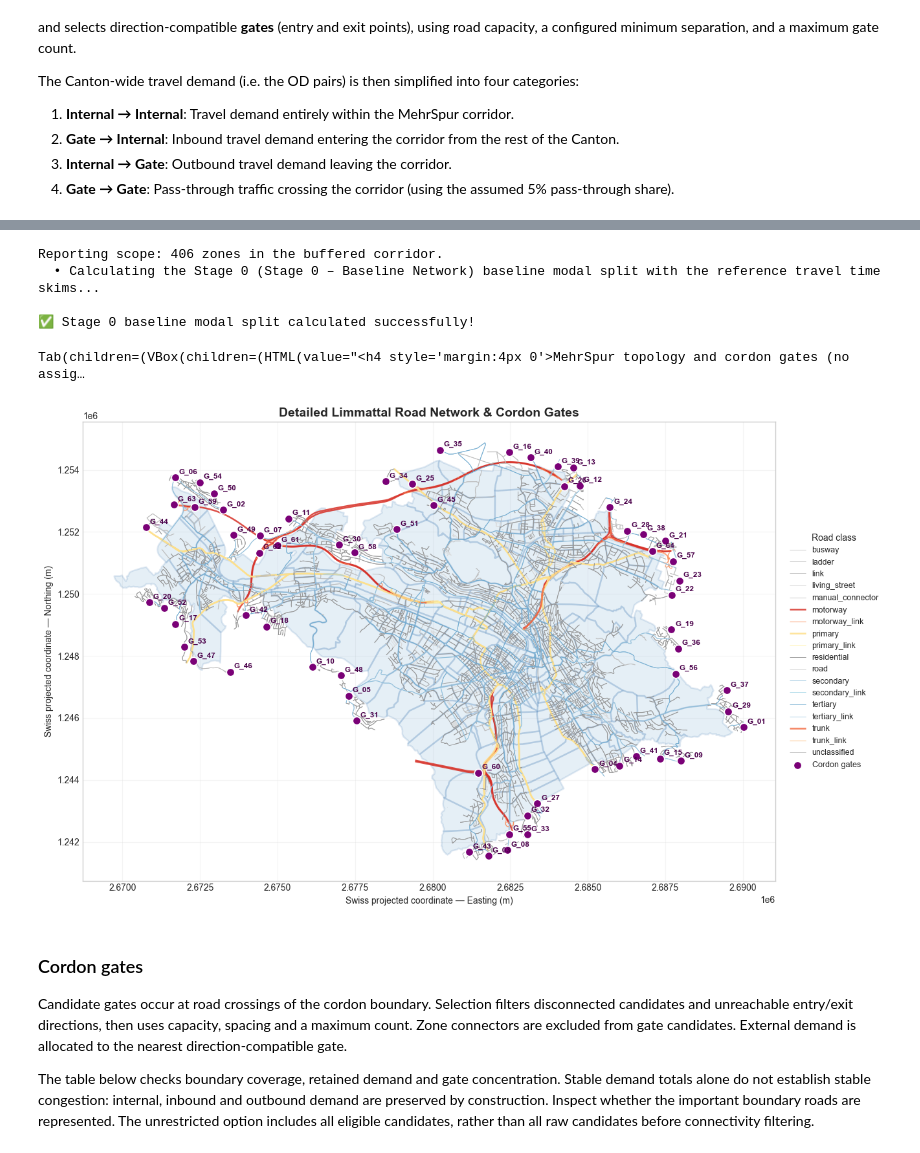
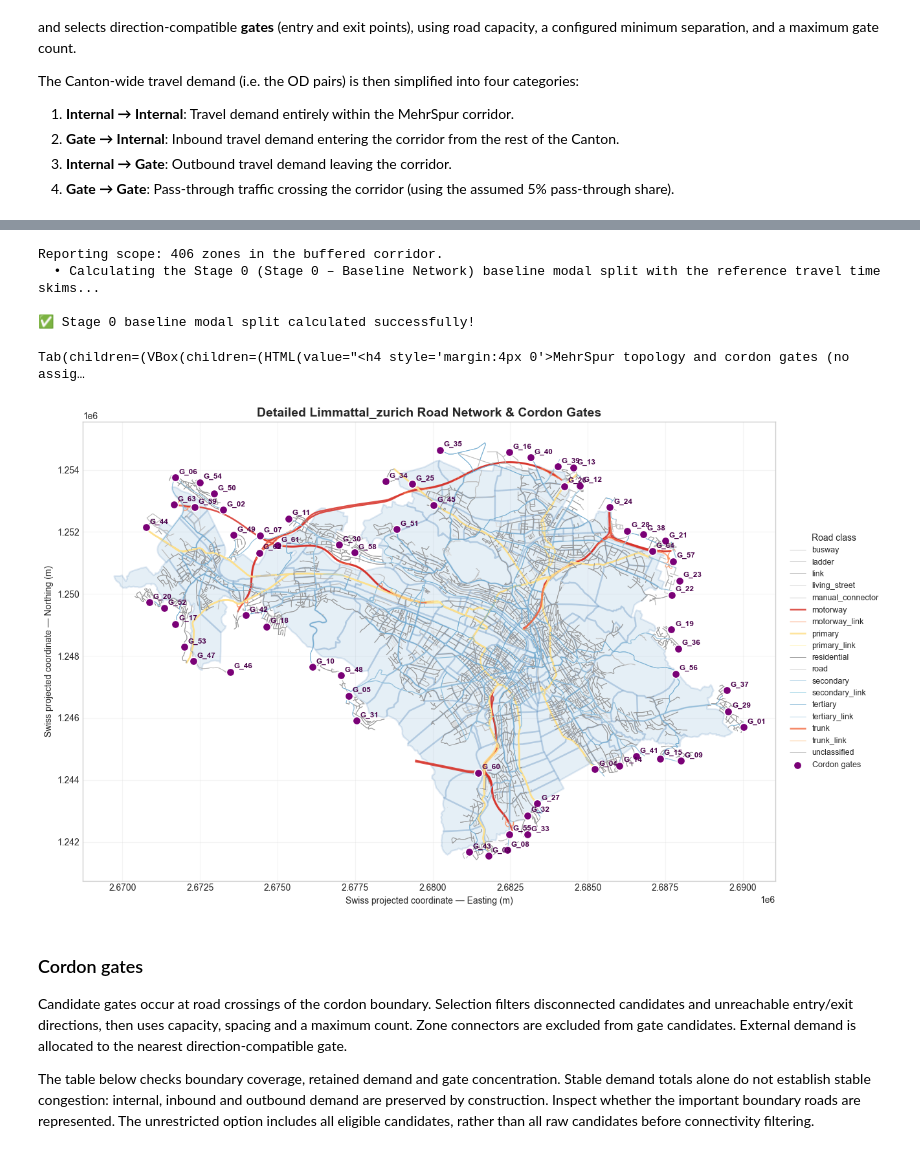
Before and after one commit to Xaendi27/IP-HS26-BikeHighway-jmx, a Jupyter notebook: notebooks/02_system_modeling.ipynb, the cells around one changed output, grey strips where cells are left out. Cells and saved outputs as stored; diff of their text form; code cells hidden in the pictures.

```diff
--- a/notebooks/02_system_modeling.ipynb
+++ b/notebooks/02_system_modeling.ipynb
@@ -311,8 +281,10 @@ The Canton-wide travel demand (i.e. the OD pairs) is then simplified into four c
 3. **Internal → Gate**: Outbound travel demand leaving the corridor.
 4. **Gate → Gate**: Pass-through traffic crossing the corridor (using the assumed 5% pass-through share).
 # %%
+# Gates sind vor allem in Stadt Zürich. Das interessiert uns ja nicht so sehr. --> Entweder Gates mehr im Limmattal fokussieren oder Stadt aufteilen.
+
 # 1. Enhance the baseline network with high-detail OpenStreetMap roads
-project_name = "Limmattal"
+project_name = "Limmattal_zurich"
 corridor_municipalities = p.CORRIDOR_MUNICIPALITIES
 cache_file = tmi.configured_detailed_network_path(PROJECT_ROOT, must_exist=False)
 if cache_file is None:
@@ -409,9 +381,9 @@ Downloading detailed OSM road network for 358 selected zones (this may take 1-3
 Reporting scope: 406 zones in the buffered corridor.
   • Calculating the Stage 0 (Stage 0 – Baseline Network) baseline modal split with the reference travel time skims...
 
 ✅ Stage 0 baseline modal split calculated successfully!
 Tab(children=(VBox(children=(HTML(value="<h4 style='margin:4px 0'>MehrSpur topology and cordon gates (no assig…
-[figure, old version]
+[figure, new version]
 # %% [markdown]
 ### Cordon gates
 
```
Also changed, not shown: parts of 5 cells of this notebook, 3 other files.
